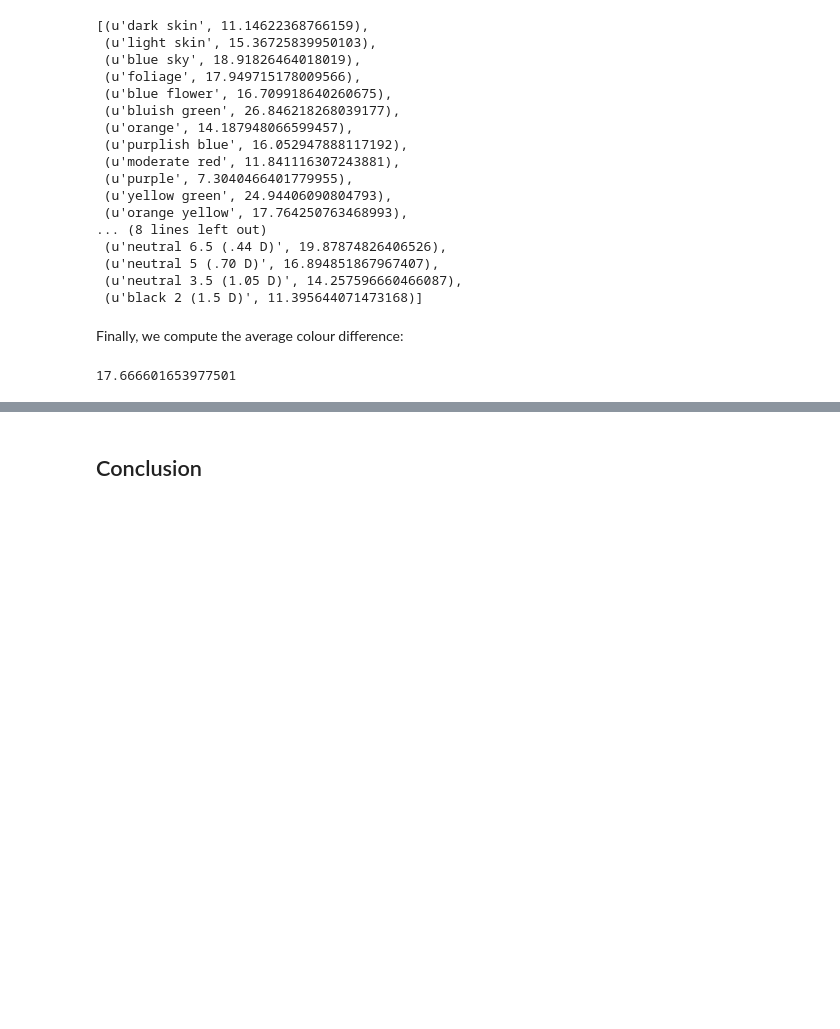
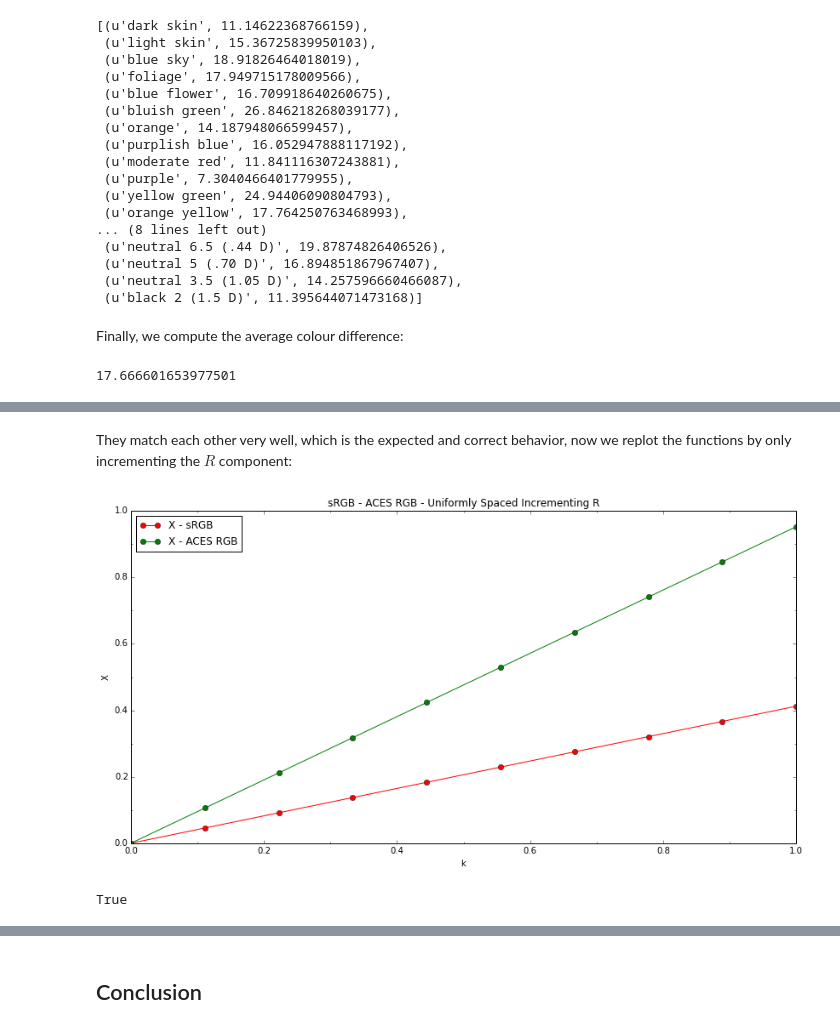
Before and after one commit to colour-science/colour-website, a Jupyter notebook: ipython/about_rendering_engines_colourspaces_agnosticism.ipynb, the cells around one changed output, grey strips where cells are left out. Cells and saved outputs as stored; diff of their text form; code cells hidden in the pictures; blank space fills up the shorter version.

```diff
--- a/ipython/about_rendering_engines_colourspaces_agnosticism.ipynb
+++ b/ipython/about_rendering_engines_colourspaces_agnosticism.ipynb
@@ -477,0 +567,23 @@ np.average(np.average([delta_E[1] for delta_E in deltas_E]))
+# %% [markdown]
+They match each other very well, which is the expected and correct behavior, now we replot the functions by only incrementing the $R$ component:
+# %%
+k = np.linspace(0, 1, 10)
+X_sRGB = lambda x: 0.41238656 * x
+X_ACES = lambda x: 0.9525524 * x
+
+pylab.plot(k, tuple(map(X_sRGB, k)), 'o-', color='red', label='X - sRGB')
+pylab.plot(k, tuple(map(X_ACES, k)), 'o-', color='green', label='X - ACES RGB')
+
+settings = {'title': 'sRGB - ACES RGB - Uniformly Spaced Incrementing R',
+            'x_label': 'k',
+            'y_label': 'X',
+            'x_tighten': True,
+            'legend': True,
+            'legend_location': 'upper left',
+            'x_ticker': True,
+            'y_ticker': True}
+aspect(**settings)
+display(**settings)
+# %% [output]
+[figure, added]
+True
```
Also changed, not shown: parts of 15 cells of this notebook.
